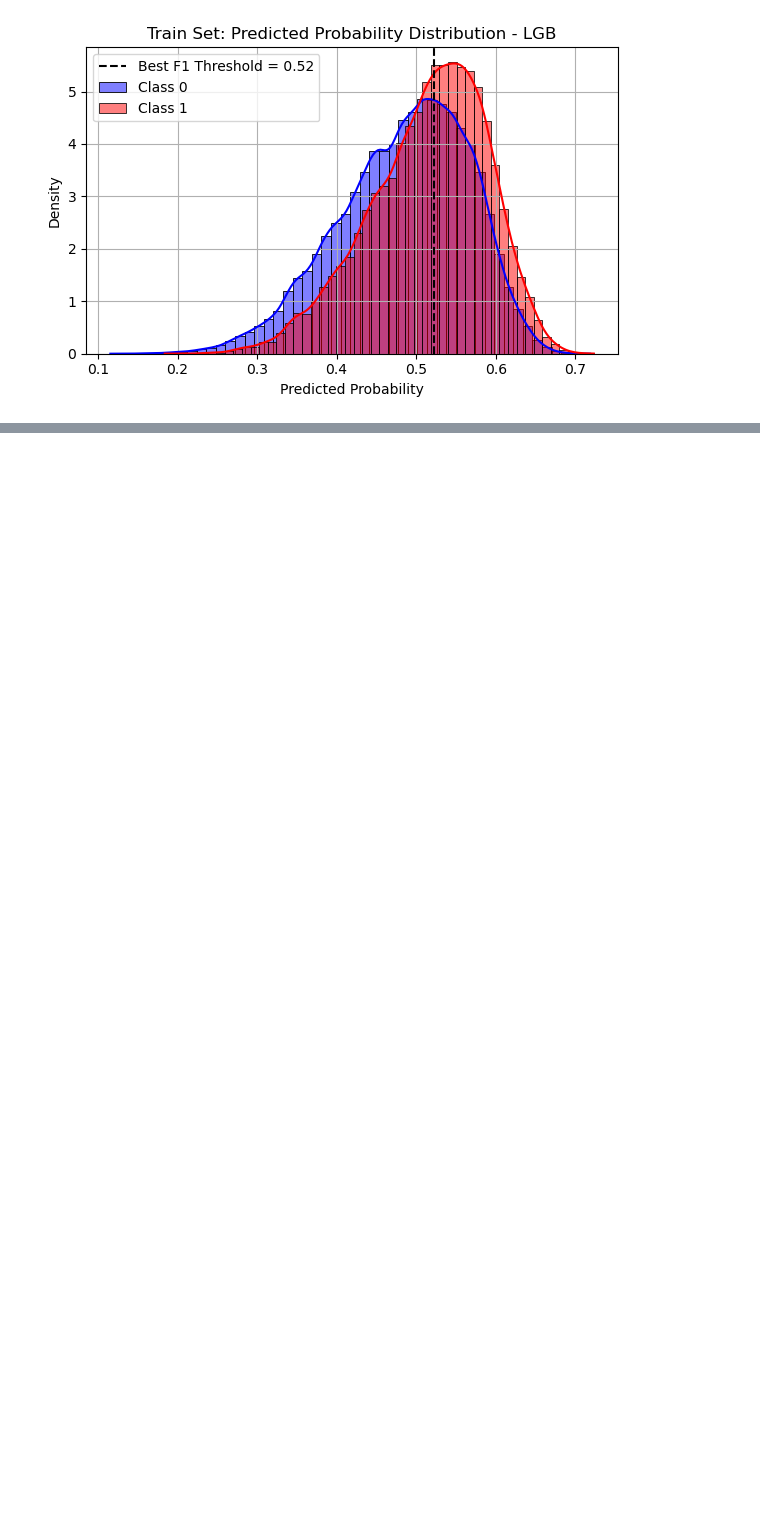
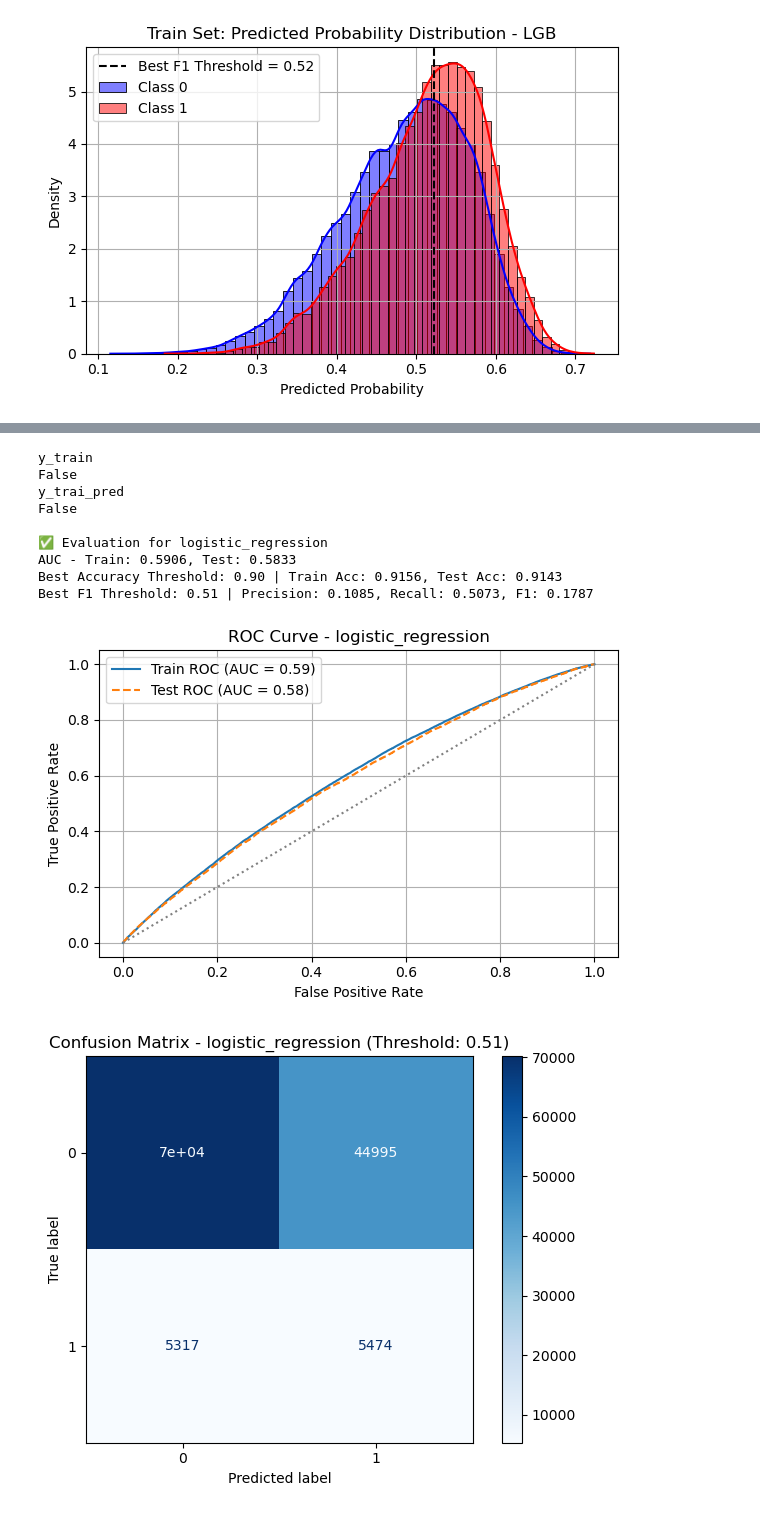
Before and after one commit to janqsal/mastercard_sgh_neural_noobs, a Jupyter notebook: Final_modelling/FINAL_MODEL.ipynb, the cells around one changed output, grey strips where cells are left out. Saved outputs shown, nothing was run; the diff lists cells and outputs as text; code cells hidden in the pictures; blank space fills up the shorter version.

```diff
--- a/Final_modelling/FINAL_MODEL.ipynb
+++ b/Final_modelling/FINAL_MODEL.ipynb
@@ -677,0 +642,38 @@ import pandas as pd
+# %%
+import numpy as np
+from sklearn.linear_model import LogisticRegression
+from sklearn.model_selection import StratifiedKFold
+from sklearn.metrics import roc_auc_score, classification_report, confusion_matrix
+
+pos = np.sum(y_t == 1)
+neg = np.sum(y_t == 0)
+scale_pos_weight = neg / pos
+class_weight = {0: 1.0, 1: scale_pos_weight}
+
+log_reg = LogisticRegression(
+    penalty="l2",
+    C=1.0,
+    solver="lbfgs",
+    max_iter=1000,
+    class_weight=class_weight,
+    random_state=42
+)
+
+kf = StratifiedKFold(n_splits=5, shuffle=True, random_state=42)
+train_aucs, val_aucs = [], []
+
+for fold, (train_idx, val_idx) in enumerate(kf.split(X_t, y_t), 1):
+    X_tr, X_val = X_t[train_idx], X_t[val_idx]
+    y_tr, y_val = y_t[train_idx], y_t[val_idx]
+
+    log_reg.fit(X_tr, y_tr)
+
+    tr_auc  = roc_auc_score(y_tr,  log_reg.predict_proba(X_tr)[:, 1])
+    val_auc = roc_auc_score(y_val, log_reg.predict_proba(X_val)[:, 1])
+
+    print(f"Fold {fold} — Train AUC: {tr_auc:.4f}, Validation AUC: {val_auc:.4f}")
+    train_aucs.append(tr_auc)
+    val_aucs.append(val_auc)
+
+print("\nAverage Train AUC:      {:.4f}".format(np.mean(train_aucs)))
+print("Average Validation AUC: {:.4f}".format(np.mean(val_aucs)))
@@ -677,0 +689,14 @@ import pandas as pd
+# %%
+results_table = evaluate_model(log_reg, "logistic_regression", X_t, y_t, X_tes, y_tes, results_df=results_table)
+# %% [output]
+y_train
+False
+y_trai_pred
+False
+
+✅ Evaluation for logistic_regression
+AUC - Train: 0.5906, Test: 0.5833
+Best Accuracy Threshold: 0.90 | Train Acc: 0.9156, Test Acc: 0.9143
+Best F1 Threshold: 0.51 | Precision: 0.1085, Recall: 0.5073, F1: 0.1787
+[figure, added]
+[figure, added]
```
Also changed, not shown: parts of 39 cells of this notebook.
